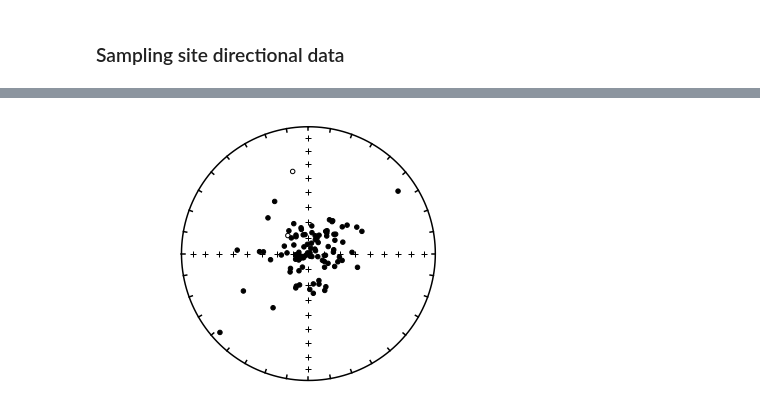
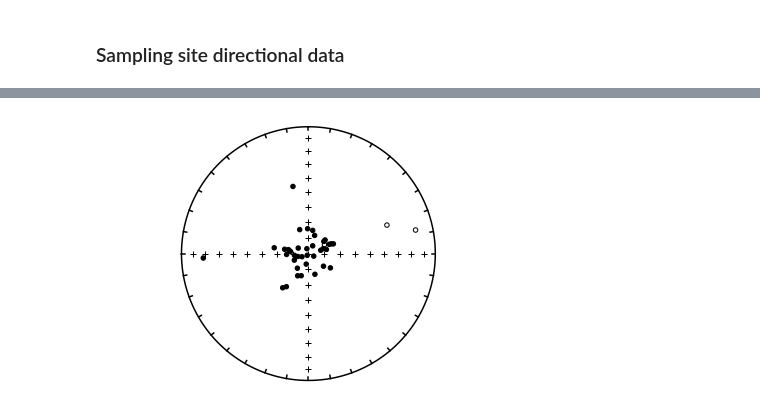
Before and after one commit to PolarWandering/PaleoSampling, a Jupyter notebook: Sampling_example.ipynb, the cells around one changed output, grey strips where cells are left out. Drawn from its saved outputs; the diff is of its cells as text; code cells hidden in the pictures.

Commit message:
change api for parameters and included theoretical result

```diff
--- a/Sampling_example.ipynb
+++ b/Sampling_example.ipynb
@@ -10,12 +10,12 @@ import smpsite.smpsite as smp
 # %%
 %%time
 
-params0 = smp.Params(n=20,
-                     k=5,
+params0 = smp.Params(N=10,
+                     n0=4,
                      kappa_within_site=100,
-                     site_lat=30,
+                     site_lat=10,
                      site_long=0,
-                     outlier_rate=0.05,
+                     outlier_rate=0.10,
                      secular_method="G",
                      kappa_secular=None)
 
@@ -27,5 +27,6 @@ Wall time: 32.2 ms
 # %%
+plt.figure()
 ipmag.plot_net(1)
 ipmag.plot_di(dec=df_sample.vgp_long.values, inc=df_sample.vgp_lat.values)
 # %% [output]
-[figure, old version]
+[figure, new version]
```
Also changed, not shown: parts of 2 cells of this notebook, 1 other file.
